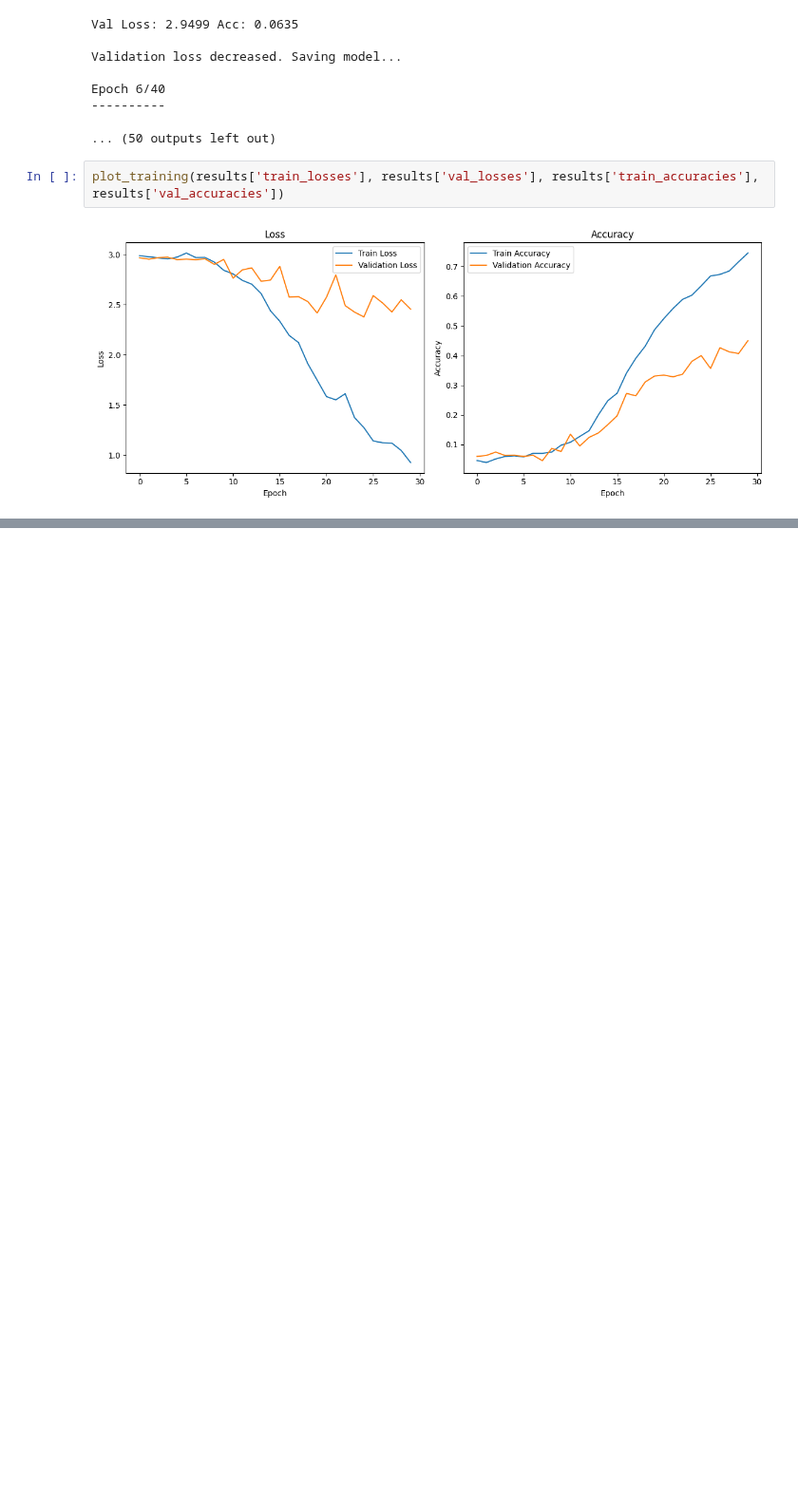
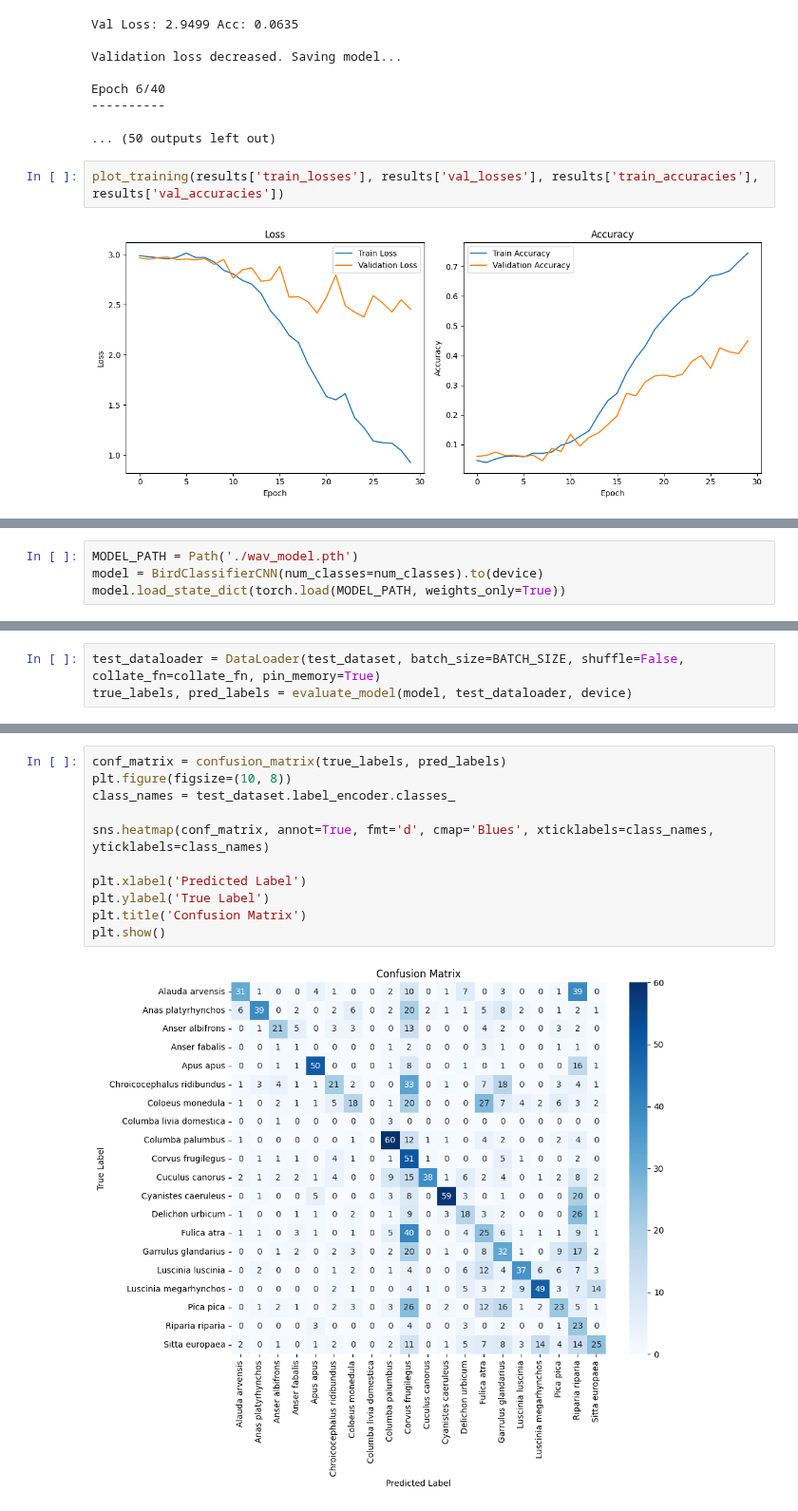
Before and after one commit to Birdovisco/BirdDetect-NeuralNetwork, a Jupyter notebook: models/waveform_model.ipynb, the cells around one changed output, grey strips where cells are left out. Shown at 95% size. Drawn from its saved outputs; the diff is of its cells as text; blank space fills up the shorter version.

Commit message:
add model testing

```diff
--- a/models/waveform_model.ipynb
+++ b/models/waveform_model.ipynb
@@ -394,0 +397,4 @@ plot_training(results['train_losses'], results['val_losses'], results['train_acc
+# %%
+MODEL_PATH = Path('./wav_model.pth')
+model = BirdClassifierCNN(num_classes=num_classes).to(device)
+model.load_state_dict(torch.load(MODEL_PATH, weights_only=True))
@@ -394,0 +440,3 @@ plot_training(results['train_losses'], results['val_losses'], results['train_acc
+# %%
+test_dataloader = DataLoader(test_dataset, batch_size=BATCH_SIZE, shuffle=False, collate_fn=collate_fn, pin_memory=True)
+true_labels, pred_labels = evaluate_model(model, test_dataloader, device)
@@ -394,0 +446,13 @@ plot_training(results['train_losses'], results['val_losses'], results['train_acc
+# %%
+conf_matrix = confusion_matrix(true_labels, pred_labels)
+plt.figure(figsize=(10, 8))
+class_names = test_dataset.label_encoder.classes_
+
+sns.heatmap(conf_matrix, annot=True, fmt='d', cmap='Blues', xticklabels=class_names, yticklabels=class_names)
+
+plt.xlabel('Predicted Label')
+plt.ylabel('True Label')
+plt.title('Confusion Matrix')
+plt.show()
+# %% [output]
+[figure, added]
```
Also changed, not shown: parts of 10 cells of this notebook, 1 other file.
